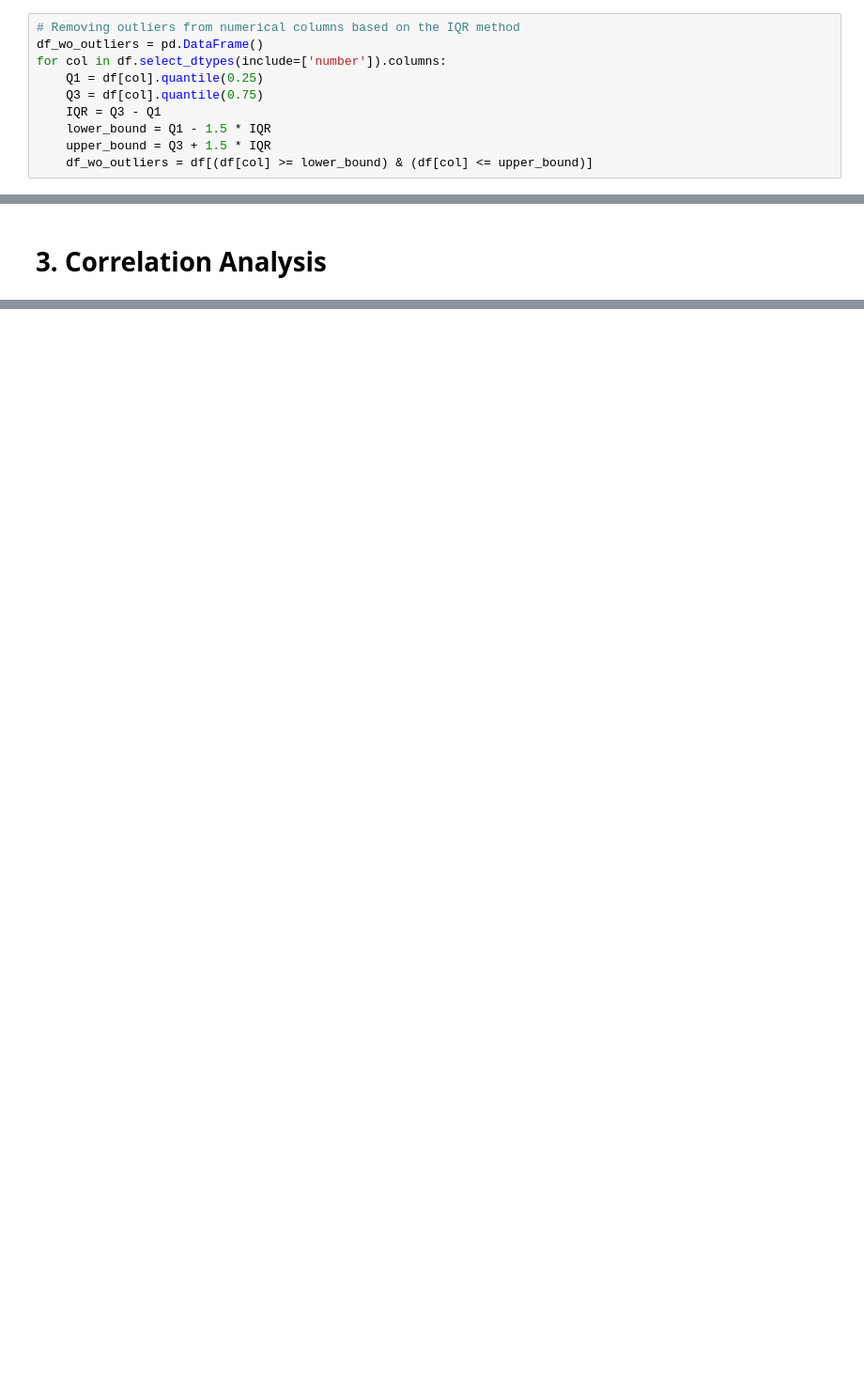
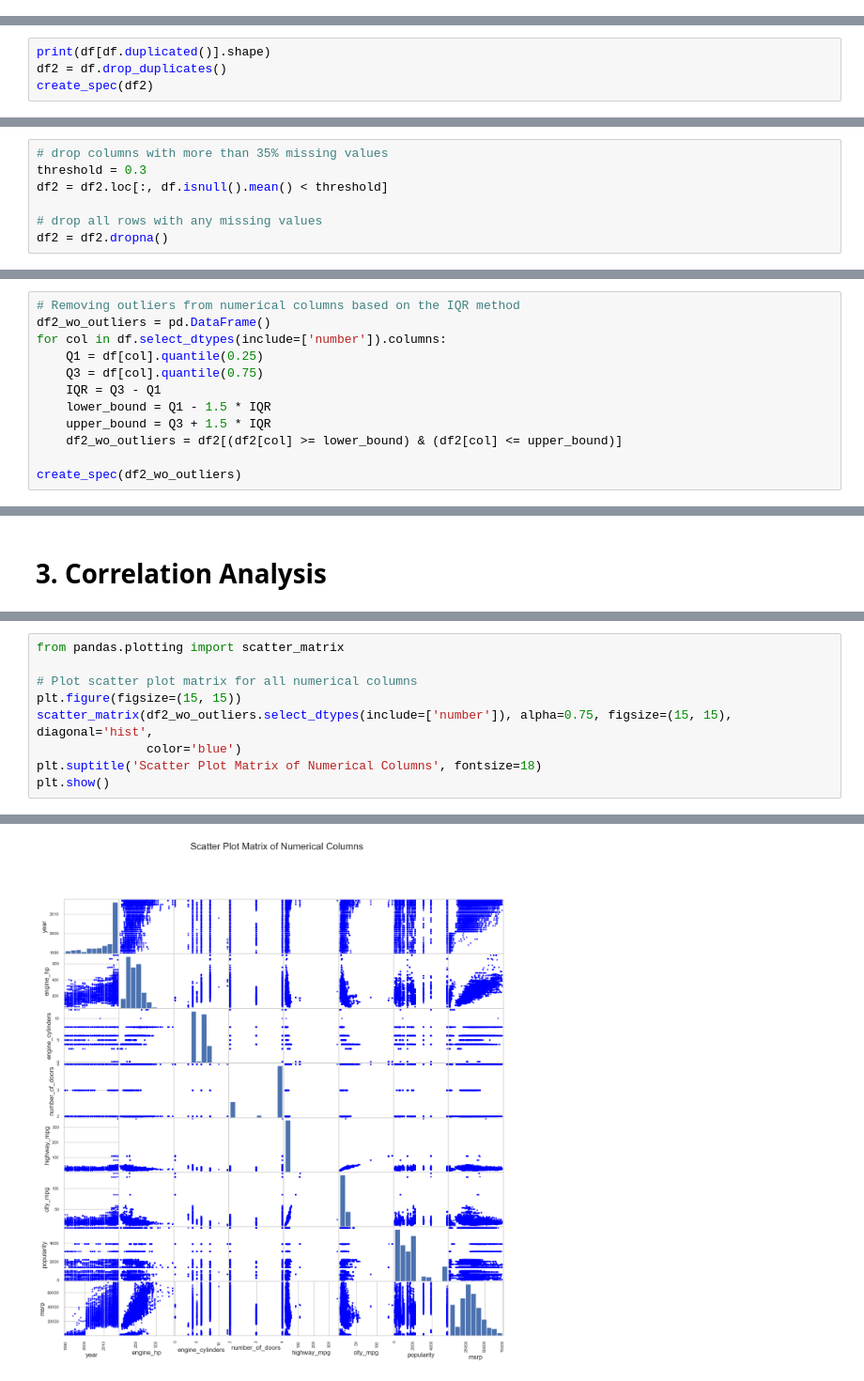
Before and after one commit to vncats/pylab, a Jupyter notebook: demo.ipynb, the cells around one changed output, grey strips where cells are left out. Shown at 94% size. Saved outputs shown, nothing was run; the diff lists cells and outputs as text; blank space fills up the shorter version.

```diff
--- a/demo.ipynb
+++ b/demo.ipynb
@@ -147,10 +150,0 @@ plt.show()
-# %%
-# Removing outliers from numerical columns based on the IQR method
-df_wo_outliers = pd.DataFrame()
-for col in df.select_dtypes(include=['number']).columns:
-    Q1 = df[col].quantile(0.25)
-    Q3 = df[col].quantile(0.75)
-    IQR = Q3 - Q1
-    lower_bound = Q1 - 1.5 * IQR
-    upper_bound = Q3 + 1.5 * IQR
-    df_wo_outliers = df[(df[col] >= lower_bound) & (df[col] <= upper_bound)]
@@ -156,0 +153,4 @@ for col in df.select_dtypes(include=['number']).columns:
+# %%
+print(df[df.duplicated()].shape)
+df2 = df.drop_duplicates()
+create_spec(df2)
@@ -156,0 +178,7 @@ for col in df.select_dtypes(include=['number']).columns:
+# %%
+# drop columns with more than 35% missing values
+threshold = 0.3
+df2 = df2.loc[:, df.isnull().mean() < threshold]
+
+# drop all rows with any missing values
+df2 = df2.dropna()
@@ -156,0 +204,12 @@ for col in df.select_dtypes(include=['number']).columns:
+# %%
+# Removing outliers from numerical columns based on the IQR method
+df2_wo_outliers = pd.DataFrame()
+for col in df.select_dtypes(include=['number']).columns:
+    Q1 = df[col].quantile(0.25)
+    Q3 = df[col].quantile(0.75)
+    IQR = Q3 - Q1
+    lower_bound = Q1 - 1.5 * IQR
+    upper_bound = Q3 + 1.5 * IQR
+    df2_wo_outliers = df2[(df2[col] >= lower_bound) & (df2[col] <= upper_bound)]
+
+create_spec(df2_wo_outliers)
@@ -158,0 +237,10 @@ for col in df.select_dtypes(include=['number']).columns:
+# %%
+from pandas.plotting import scatter_matrix
+
+# Plot scatter plot matrix for all numerical columns
+plt.figure(figsize=(15, 15))
+scatter_matrix(df2_wo_outliers.select_dtypes(include=['number']), alpha=0.75, figsize=(15, 15), diagonal='hist',
+               color='blue')
+plt.suptitle('Scatter Plot Matrix of Numerical Columns', fontsize=18)
+plt.show()
+# %% [output]
@@ -158,0 +248 @@ for col in df.select_dtypes(include=['number']).columns:
+[figure, added]
```
Also changed, not shown: parts of 16 cells of this notebook.
